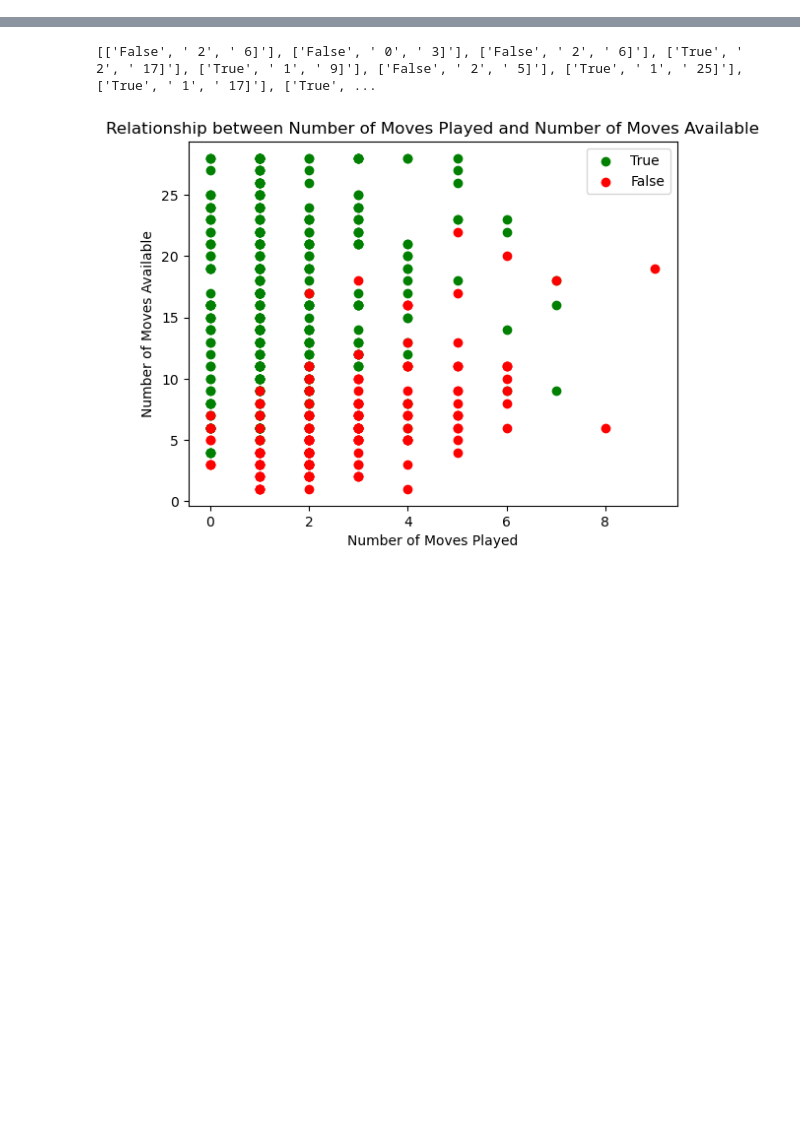
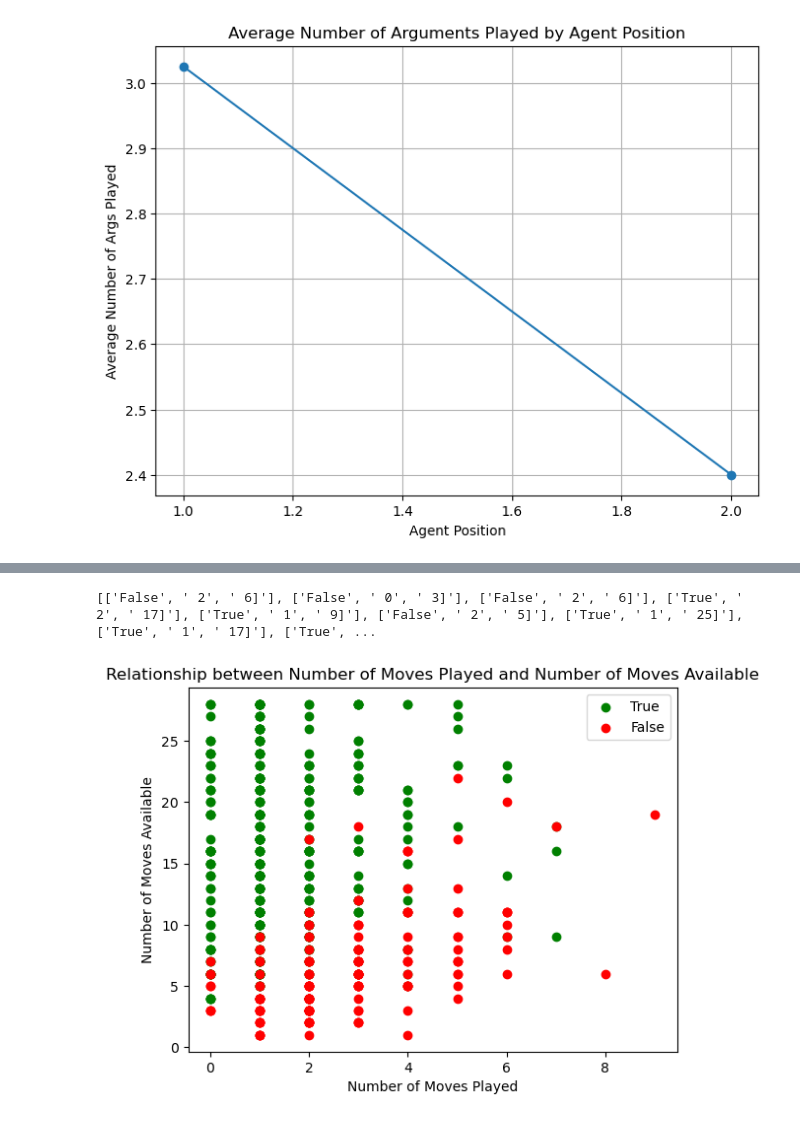
Before and after one commit to Nestallum/Argumentation_TER, a Jupyter notebook: stats_and_analysis.ipynb, the cells around one changed output, grey strips where cells are left out. Saved outputs shown, nothing was run; the diff lists cells and outputs as text; code cells hidden in the pictures; blank space fills up the shorter version.

```diff
--- a/stats_and_analysis.ipynb
+++ b/stats_and_analysis.ipynb
@@ -251,0 +280,100 @@ afficher_graphique_all_graph(liste_of_df)
+# %%
+def number_of_arguments_played(dataframes, num_args):
+    """
+    Calculate the average number of arguments played by agents for each position.
+
+    Args:
+        dataframes (list): List of DataFrame objects.
+        num_args (int): Number of arguments.
+
+    Returns:
+        dict: A dictionary containing the average number of arguments played by agents for each position.
+    """
+    size = len(dataframes[0])
+    arg_count = {}
+    for i in range(num_args):
+        arg_count[i+1] = 0
+
+    for df in dataframes:
+        for j in range(size):
+            order = 1
+            for i in df["order"][j].split(","):
+                arg_count[order] = int(df[i[1]][j].split("None")[-1].split(",")[1]) + arg_count[order]
+                order += 1
+
+    for i in range(num_args):
+        arg_count[i+1] = arg_count[i+1] / (size * len(dataframes))
+
+    return arg_count
+
+def display_graph(dictionary):
+    """
+    Display a line graph showing the average number of arguments played by agents for each position.
+
+    Args:
+        dictionary (dict): Dictionary containing the average number of arguments played by agents for each position.
+    """
+    # Extract keys and values from the dictionary
+    keys = list(dictionary.keys())
+    values = list(dictionary.values())
+
+    # Create the graph
+    plt.figure(figsize=(8, 6))
+    plt.plot(keys, values, marker='o', linestyle='-')
+
+    # Add labels and a title
+    plt.xlabel('Agent Position')
+    plt.ylabel('Average Number of Args Played')
+    plt.title('Average Number of Arguments Played by Agent Position')
+
+    # Display the graph
+    plt.grid(True)
+    plt.show()
+
+def display_all_graphs(dataframes):
+    """
+    Display line graphs for the average number of arguments played by agents for each position.
+
+    Args:
+        dataframes (list): List of DataFrame objects.
+    """
+    plt.figure(figsize=(8, 6))
+    for i in range(2, 8):
+        dictionary = number_of_arguments_played(create_agent_number(i, dataframes), i)
+        keys = list(dictionary.keys())
+        values = list(dictionary.values())
+        plt.plot(keys, values, marker='o', linestyle='-')
+
+    # Add labels and a title
+    plt.xlabel('Agent Position')
+    plt.ylabel('Average Number of Args Played')
+    plt.title('Average Number of Arguments Played by Agent Position')
+
+    # Display the graph
+    plt.grid(True)
+    plt.show()
+
+def create_agent_number(number, dataframes):
+    """
+    Create a list of DataFrame objects with a specific number of agents.
+
+    Args:
+        number (int): Number of agents.
+        dataframes (list): List of DataFrame objects.
+
+    Returns:
+        list: List of DataFrame objects with the specified number of agents.
+    """
+    agent_list = []
+    for df in dataframes:
+        if len(df["order"][0].split(",")) == number:
+            agent_list.append(df)
+    return agent_list
+
+# Assuming 'df_list' is defined elsewhere
+for i in range(2, 8):
+    display_graph(number_of_arguments_played(create_agent_number(i, df_list), i))
+
+display_all_graphs(df_list)
+# %% [output]
+[figure, added]
```
Also changed, not shown: parts of 13 cells of this notebook.
